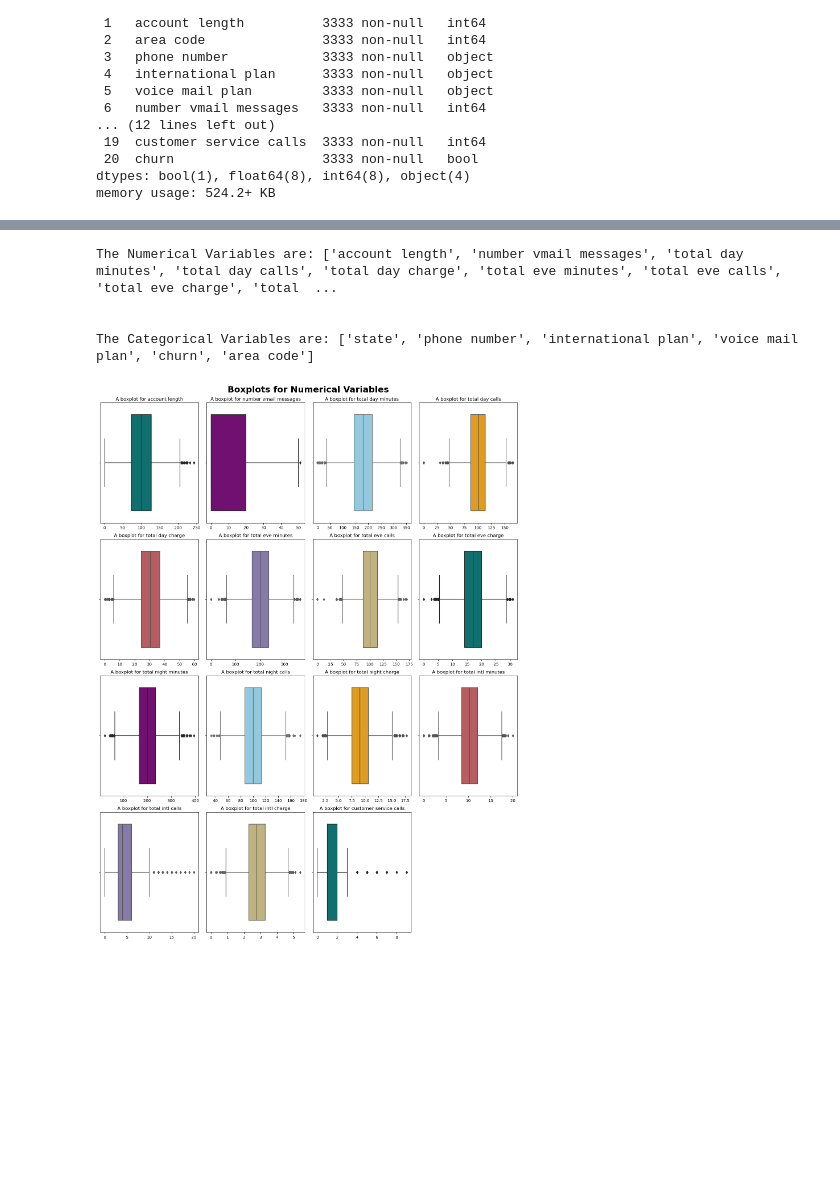
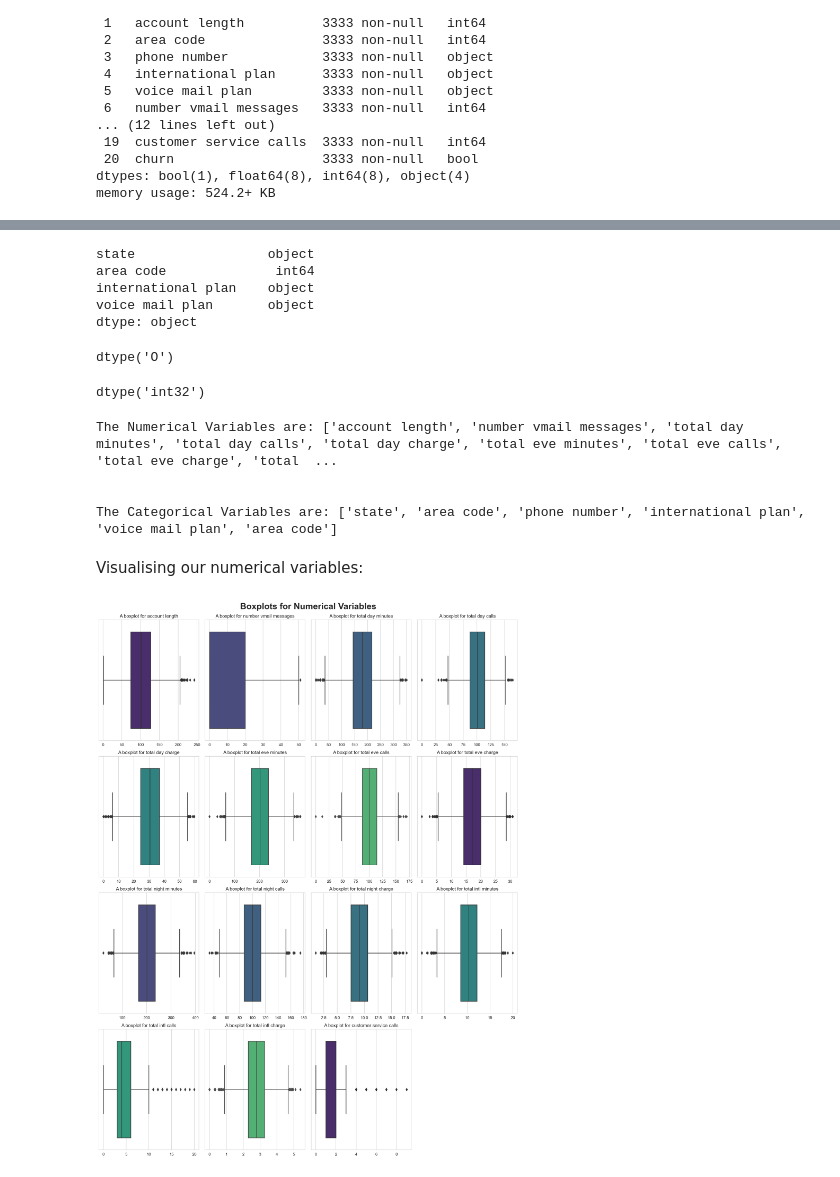
Before and after one commit to Maggieshiro/PHASE-3, a Jupyter notebook: notebook.ipynb, the cells around one changed output, grey strips where cells are left out. Drawn from its saved outputs; the diff is of its cells as text; code cells hidden in the pictures; blank space fills up the shorter version.

```diff
--- a/notebook.ipynb
+++ b/notebook.ipynb
@@ -73,0 +223,7 @@ df.describe()
+# %%
+# check for place holders
+columns = ['state','area code','international plan', 'voice mail plan', 'churn']
+unique_values = {}
+for col in columns:
+    unique_values[col] = df[col].unique()
+unique_values
@@ -74,10 +242,32 @@ df.describe()
+# %%
+# examine data types of categorical variables
+columns = ['state', 'area code', 'international plan', 'voice mail plan']
+column_data_types = df[columns].dtypes
+column_data_types
+# %% [output]
+state                 object
+area code              int64
+international plan    object
+voice mail plan       object
+dtype: object
+# %%
+# change state column to categorical data type
+df["area code"] = df["area code"].astype("str")
+df["area code"].dtype
+# %% [output]
+dtype('O')
+# %%
+# change churn, international plan and voice mail plan column from boolean to integer
+df["churn"] = df["churn"].astype(int)
+df["churn"].dtype
+# %% [output]
+dtype('int32')
 # %%
+# determine numerical and categorical variable
 numerical_vars = df.select_dtypes(include=['int64', 'float64']).columns
 
-# removing area code from the numerical variables
 numerical_vars = [col for col in numerical_vars if col != 'area code']
 
-# adding 'area code' into the categorical variables
 categorical_vars = list(df.select_dtypes(include=['object', 'bool']).columns )+ ['area code']
 
 print("The Numerical Variables are:", numerical_vars)
@@ -87,23 +277,26 @@ print("The Categorical Variables are:", categorical_vars)
 The Numerical Variables are: ['account length', 'number vmail messages', 'total day minutes', 'total day calls', 'total day charge', 'total eve minutes', 'total eve calls', 'total eve charge', 'total  ...
 
 
-The Categorical Variables are: ['state', 'phone number', 'international plan', 'voice mail plan', 'churn', 'area code']
+The Categorical Variables are: ['state', 'area code', 'phone number', 'international plan', 'voice mail plan', 'area code']
+# %% [markdown]
+Visualising our numerical variables:
 # %%
-plt.figure(figsize=(15, 20))  # Adjusted figure size to fit better on the screen
+# boxplot for numerical variables
+plt.figure(figsize=(15, 20))
 
-boxplot_colors = ["teal","purple", "skyblue", "orange", "#C44E52", "#8172B2", "#CCB974"]
+boxplot_colors = ["#482475","#414487","#355f8d","#2a788e","#21908d","#22a884","#44bf70"]
 
 for i, var in enumerate(numerical_vars):
-    plt.subplot(4, 4, i + 1)  # Creating a 4x4 grid of subplots
-    sns.boxplot(x=df[var], color=boxplot_colors[i % len(boxplot_colors)])  # Plotting boxplot and cycling through colors
+    plt.subplot(4, 4, i + 1)
+    sns.boxplot(x=df[var], color=boxplot_colors[i % len(boxplot_colors)])
     plt.title(f'A boxplot for {var}')
-    plt.xlabel('')  # Keeping x-axis label empty
-    plt.ylabel('')  # Keeping y-axis label empty
-    plt.tight_layout()  # Adjusting layout for each subplot
+    plt.xlabel('')
+    plt.ylabel('')
+    plt.tight_layout()
 
-plt.rcParams["figure.dpi"] = 150  # Adjusted DPI for better on-screen fit
+plt.rcParams["figure.dpi"] = 150
 plt.suptitle('Boxplots for Numerical Variables\n', fontsize=22, weight='bold')
-plt.subplots_adjust(top=0.95)  # Adjusting spacing for title
+plt.subplots_adjust(top=0.95)
 plt.show()
 # %% [output]
-[figure, old version]
+[figure, new version]
```
Also changed, not shown: parts of 87 cells of this notebook, 1 other file.
